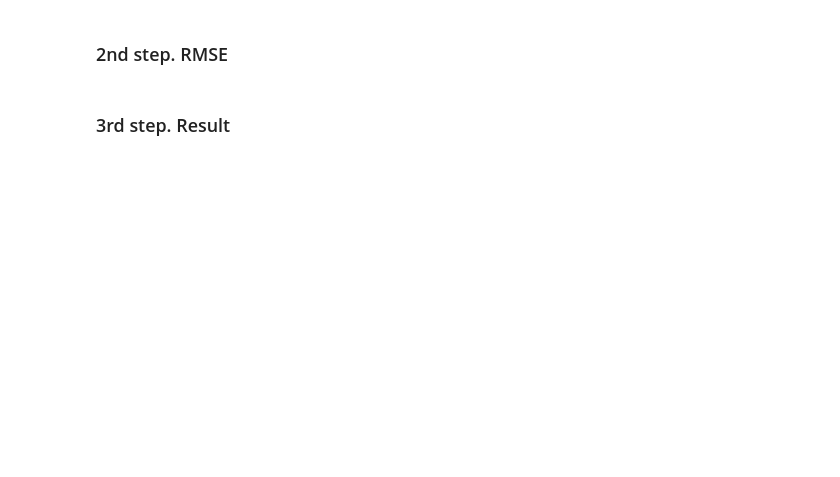
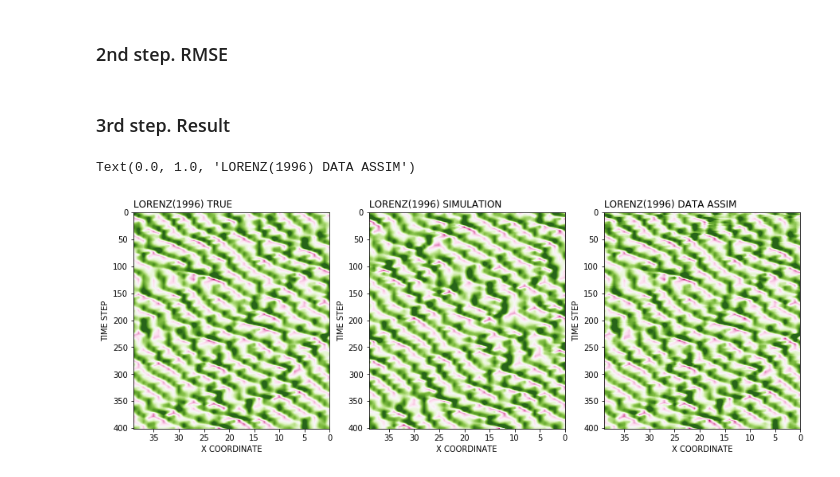
Before and after one commit to Toyo-Daichi/DA_basic, a Jupyter notebook: exp_view.ipynb, the cells around one changed output. Drawn from its saved outputs; the diff is of its cells as text; code cells hidden in the pictures; blank space fills up the shorter version.

Commit message:
add: jupyter anl on lorenz96

```diff
--- a/exp_view.ipynb
+++ b/exp_view.ipynb
@@ -175,0 +209,8 @@ rmse_ax.legend(loc='upper left')
+# %%
+true_score = csv2list(true_path).reshape(timeshape, nx)
+sim_score = csv2list(sim_path).reshape(timeshape, nx)
+obs_score = csv2list(obs_path).reshape(obs_timeshape, ny)
+# %%
+num_kind = 1
+kf_anl_score = csv2list(path_kf).reshape(timeshape, nx)
+kf_anlinc_score = csv2list(path_kf_anlinc).reshape(obs_timeshape, nx)
@@ -178,2 +239,48 @@ rmse_ax.legend(loc='upper left')
 # %% [markdown]
 ### 3rd step. Result
+# %%
+# set parm@TRUE&SIM&ANL
+x_coord = np.arange(nx)
+y_coord = np.arange(timeshape)
+levels  = np.arange(-8.0, 8.0, 0.05)
+cmap = plt.get_cmap('PiYG')
+
+# set parm@INCREMENT
+x_coord = np.arange(nx)
+inc_y_coord = np.arange(obs_timeshape)
+inc_levels  = np.arange(-1.0, 1.0, 0.05)
+inc_cmap = plt.get_cmap('bwr')
+# %%
+fig, ax = plt.subplots(1,3, figsize=(15,5))
+
+# ax[0,0] = TRUE HOVMELLOR
+true_hov= ax[0]
+_cbar = true_hov.contourf(x_coord, y_coord, true_score, levels, cmap=cmap, extend='both')
+true_hov.set_xlabel('X COORDINATE')
+true_hov.set_ylabel('TIME STEP')
+true_hov.set_ylim(timeshape,0)
+true_hov.set_xlim(nx-1,0)
+true_hov.set_title('LORENZ(1996) TRUE', loc='left')
+
+# ax[0,1] = SIMLATION HOVMELLOR
+sim_hov= ax[1]
+sim_hov.contourf(x_coord, y_coord, sim_score, levels, cmap=cmap, extend='both')
+sim_hov.set_xlabel('X COORDINATE')
+sim_hov.set_ylabel('TIME STEP')
+sim_hov.set_ylim(timeshape,0)
+sim_hov.set_xlim(nx-1,0)
+sim_hov.set_title('LORENZ(1996) SIMULATION', loc='left')
+
+# ax[1,0] = DATA ASSIM HOVMELLOR
+anl_hov= ax[2]
+anl_hov.contourf(x_coord, y_coord, kf_anl_score, levels, cmap=cmap, extend='both')
+anl_hov.set_xlabel('X COORDINATE')
+anl_hov.set_ylabel('TIME STEP')
+anl_hov.set_ylim(timeshape,0)
+anl_hov.set_xlim(nx-1,0)
+anl_hov.set_title('LORENZ(1996) DATA ASSIM', loc='left')
+
+#plt.colorbar(_cbar, cax)
+# %% [output]
+Text(0.0, 1.0, 'LORENZ(1996) DATA ASSIM')
+[figure, added]
```
Also changed, not shown: parts of 20 cells of this notebook, 4 other files.
